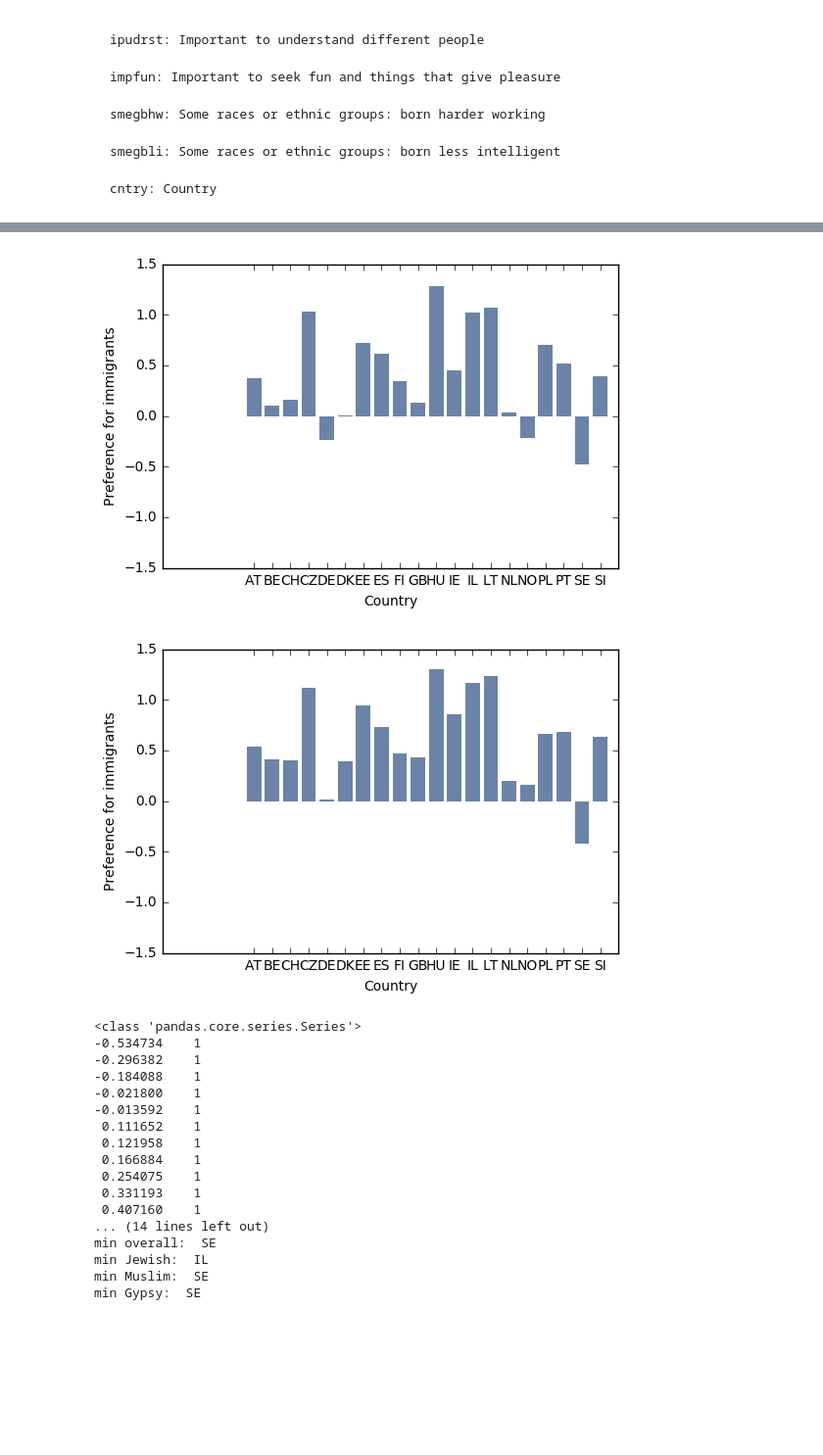
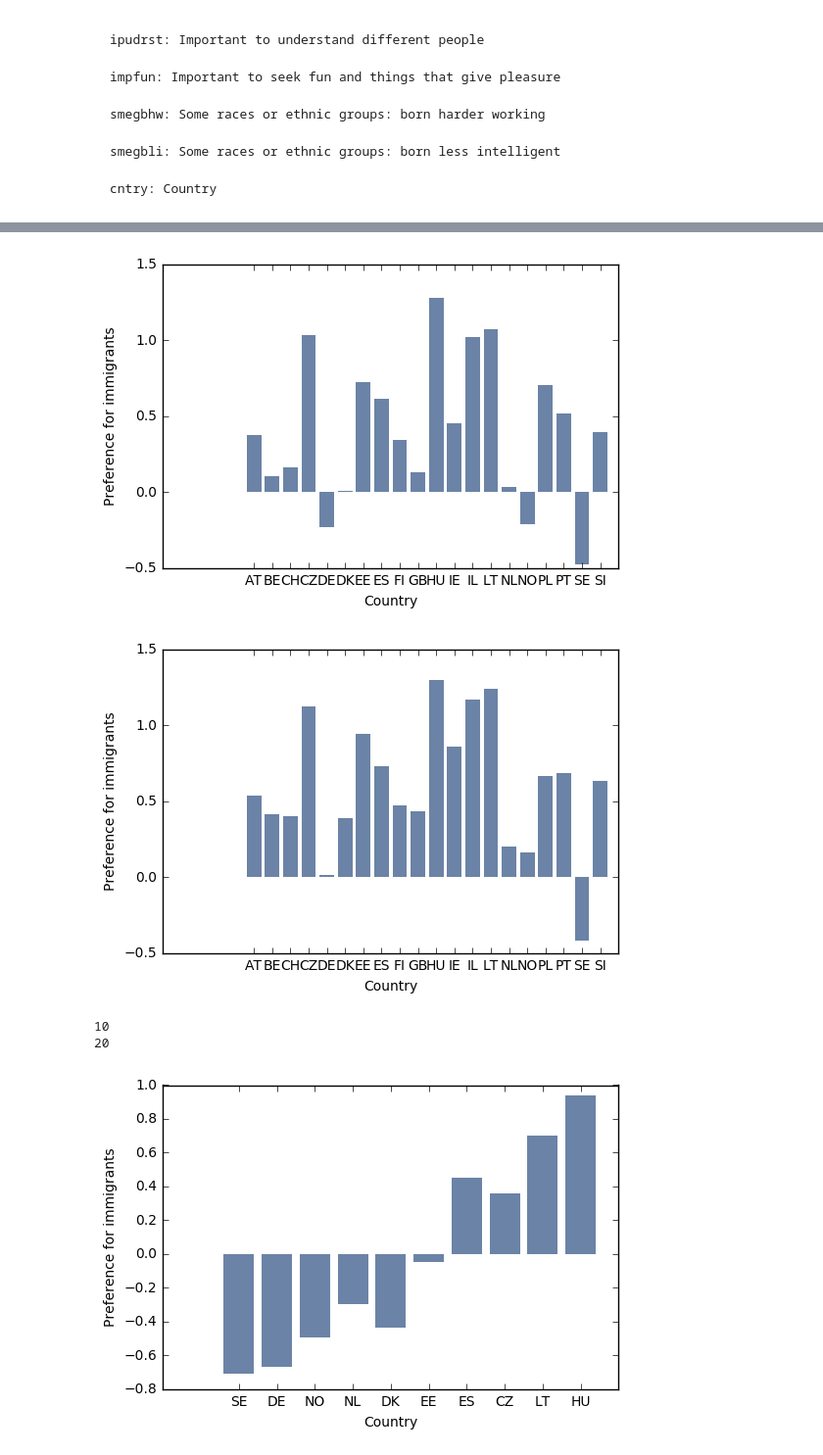
Before and after one commit to apurvaraman/DataScienceReport1, a Jupyter notebook: Report1_Final.ipynb, the cells around one changed output, grey strips where cells are left out. Shown: that part at 98% size. Cells and saved outputs as stored; diff of their text form; code cells hidden in the pictures; blank space fills up the shorter version.

```diff
--- a/Report1_Final.ipynb
+++ b/Report1_Final.ipynb
@@ -69,16 +69,21 @@ country_list = ['AT', 'BE', 'CH', 'CZ', 'DE', 'DK',
                 'SE', 'SI']
 
 # TODO: function-level comments
+
 """
 Makes a bar graph with the country on the x axis.
 """
-def PlotBar(mylist):
-    thinkplot.Bar(range(len(country_list)),mylist, align='center')
+def PlotBar(mylist, country_list):
+    #print (mean_list)
+    #mean_dict = dict(zip(country_list, mean))
+    #print (mean_dict)
+    thinkplot.Bar(range(len(country_list)),mylist, align='center') # TODO: label plots
     plt.xticks(range(len(mylist)), country_list)
     thinkplot.Config(xlabel='Country', ylabel='Preference for immigrants')
-    axes = plt.gca()
-    axes.set_ylim([-1.5, 1.5])
     plt.show()
+    #immjew_hist = CPlot(ess_country, ess_country.aljewlv, 4)
+    #thinkplot.Show(xlabel = 'Allow Jewish People (many to none)', ylabel = 'Frequency')
+
 
 # TODO: refactor as a loop
 aljewlv_mean_list = []
@@ -92,14 +97,17 @@ for country in country_list:
     algyplv_mean_list.append(ess_country.algyplv.mean()-2.5)
 
 thinkplot.PrePlot(3)
-PlotBar(aljewlv_mean_list)
-PlotBar(almuslv_mean_list)
-PlotBar(algyplv_mean_list)
+PlotBar(aljewlv_mean_list, country_list)
+PlotBar(almuslv_mean_list, country_list)
+PlotBar(algyplv_mean_list, country_list)
+
 
 #which country is the most xenophobic in general?
 total_allow =[sum(x)/3 for x in zip(aljewlv_mean_list, almuslv_mean_list, algyplv_mean_list)]
 
 allow_dict = dict(zip(country_list, total_allow))
+
+find_country = dict(zip(total_allow, country_list))
 
 max_val = max(allow_dict, key=lambda key: allow_dict[key])
 min_val = min(allow_dict, key=lambda key: allow_dict[key])
@@ -119,11 +127,39 @@ listdf = pandas.DataFrame(array_list)
 columns = ['Mean']
 total_df = pandas.DataFrame(total_allow, columns=columns)
 top_five_call = total_df['Mean'].value_counts().sort_index()
-print(type(top_five_call))
-top_five = top_five_call.iloc[0]
-print (top_five_call)
+# print(top_five_call)
+# top_five = top_five_call.iloc[0]
+# print (top_five_call)
+
+# print (total_allow)
+
+min_max_list = []
+
+sorted_means = sorted(total_allow)
+for val in sorted_means[0:5]:
+    min_max_list.append(find_country[val])
+for val in sorted_means[len(sorted_means)-5:]:
+    min_max_list.append(find_country[val])
+
+print(len(min_max_list))
+print(len(aljewlv_mean_list))
+
+aljewlv_mean_short = []
+almuslv_mean_short = []
+algyplv_mean_short = []
+
+for country in min_max_list:
+    ess_country = ess[ess.cntry == country]
+    aljewlv_mean_short.append(ess_country.aljewlv.mean()-2.5) # making 2.5 the neutral value
+    almuslv_mean_short.append(ess_country.almuslv.mean()-2.5)
+    algyplv_mean_short.append(ess_country.algyplv.mean()-2.5)
 
 
+thinkplot.PrePlot(3)
+
+PlotBar(aljewlv_mean_short, min_max_list)
+PlotBar(almuslv_mean_short, min_max_list)
+PlotBar(algyplv_mean_short, min_max_list)
 
 print ("max overall: ", max_val) #overall sentiment: people don't want Muslim, Jewish, and Gypsy immigrants
 print ("max Jewish: ", MinMaxCountryFromList(aljewlv_mean_list, True))
@@ -139,19 +175,5 @@ print ("min Gypsy: ", MinMaxCountryFromList(algyplv_mean_list, False))
-[figure, old version]
+[figure, new version]
-[figure, old version]
+[figure, new version]
-<class 'pandas.core.series.Series'>
--0.534734    1
--0.296382    1
--0.184088    1
--0.021800    1
--0.013592    1
- 0.111652    1
- 0.121958    1
- 0.166884    1
- 0.254075    1
- 0.331193    1
- 0.407160    1
-... (14 lines left out)
-min overall:  SE
-min Jewish:  IL
-min Muslim:  SE
-min Gypsy:  SE
+10
+20
+[figure, added]
```
Also changed, not shown: parts of 17 cells of this notebook, 1 other file.
